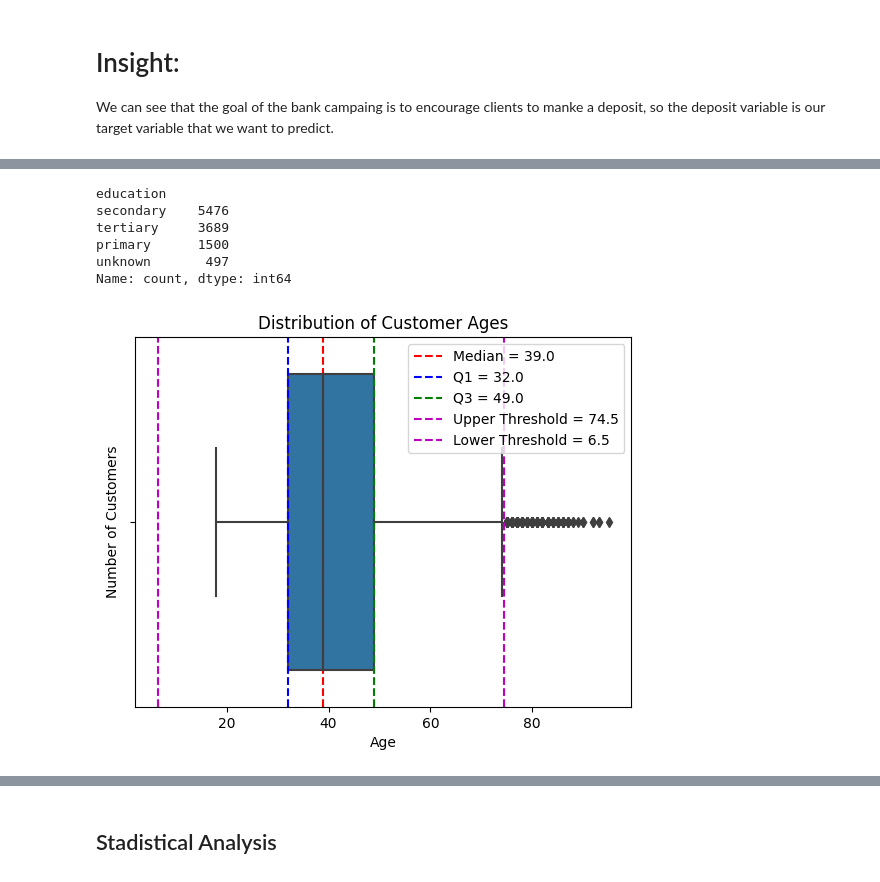
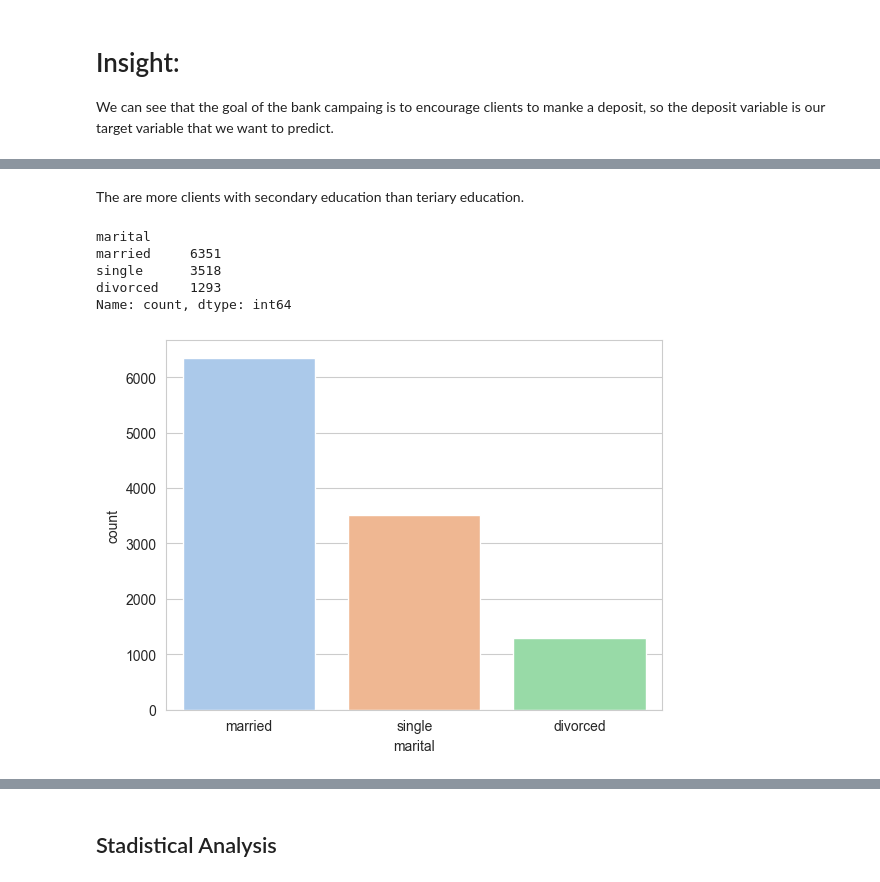
Before and after one commit to Natanael20098/Bank_project-Coderhouse, a Jupyter notebook: Banking_dataset.ipynb, the cells around one changed output, grey strips where cells are left out. Cells and saved outputs as stored; diff of their text form; code cells hidden in the pictures.

```diff
--- a/Banking_dataset.ipynb
+++ b/Banking_dataset.ipynb
@@ -221,52 +293,15 @@ We can see that the goal of the bank campaing is to encourage clients to manke a
+# %% [markdown]
+The are more clients with secondary education than teriary education.
 # %%
-# Summary statistics for age
-df['age'].describe()
+# Counts of marital status categories
+sns.countplot(data=df, x='marital')
 
-# Counts of marital status categories
+
 df['marital'].value_counts()
-
-# Counts of education categories
-df['education'].value_counts()
 # %% [output]
-education
-secondary    5476
-tertiary     3689
-primary      1500
-unknown       497
+marital
+married     6351
+single      3518
+divorced    1293
 Name: count, dtype: int64
+[figure, added]
-# %%
-import seaborn as sns
-import matplotlib.pyplot as plt
-
-# create the boxplot
-ax = sns.boxplot(x=df['age'])
-
-# set the title and axis labels
-ax.set_title("Distribution of Customer Ages")
-ax.set_xlabel("Age")
-ax.set_ylabel("Number of Customers")
-
-# calculate and add the median line
-median = df['age'].median()
-ax.axvline(median, color='r', linestyle='--', label=f"Median = {median}")
-
-# calculate and add the quartile lines
-q1 = df['age'].quantile(0.25)
-q3 = df['age'].quantile(0.75)
-ax.axvline(q1, color='b', linestyle='--', label=f"Q1 = {q1}")
-ax.axvline(q3, color='g', linestyle='--', label=f"Q3 = {q3}")
-
-# calculate and add the interquartile range (IQR) and outlier threshold
-iqr = q3 - q1
-upper_thresh = q3 + 1.5*iqr
-lower_thresh = q1 - 1.5*iqr
-ax.axvline(upper_thresh, color='m', linestyle='--', label=f"Upper Threshold = {upper_thresh}")
-ax.axvline(lower_thresh, color='m', linestyle='--', label=f"Lower Threshold = {lower_thresh}")
-
-# add a legend
-ax.legend()
-
-# show the plot
-plt.show()
-# %% [output]
-[figure, removed]
```
Also changed, not shown: parts of 58 cells of this notebook.
